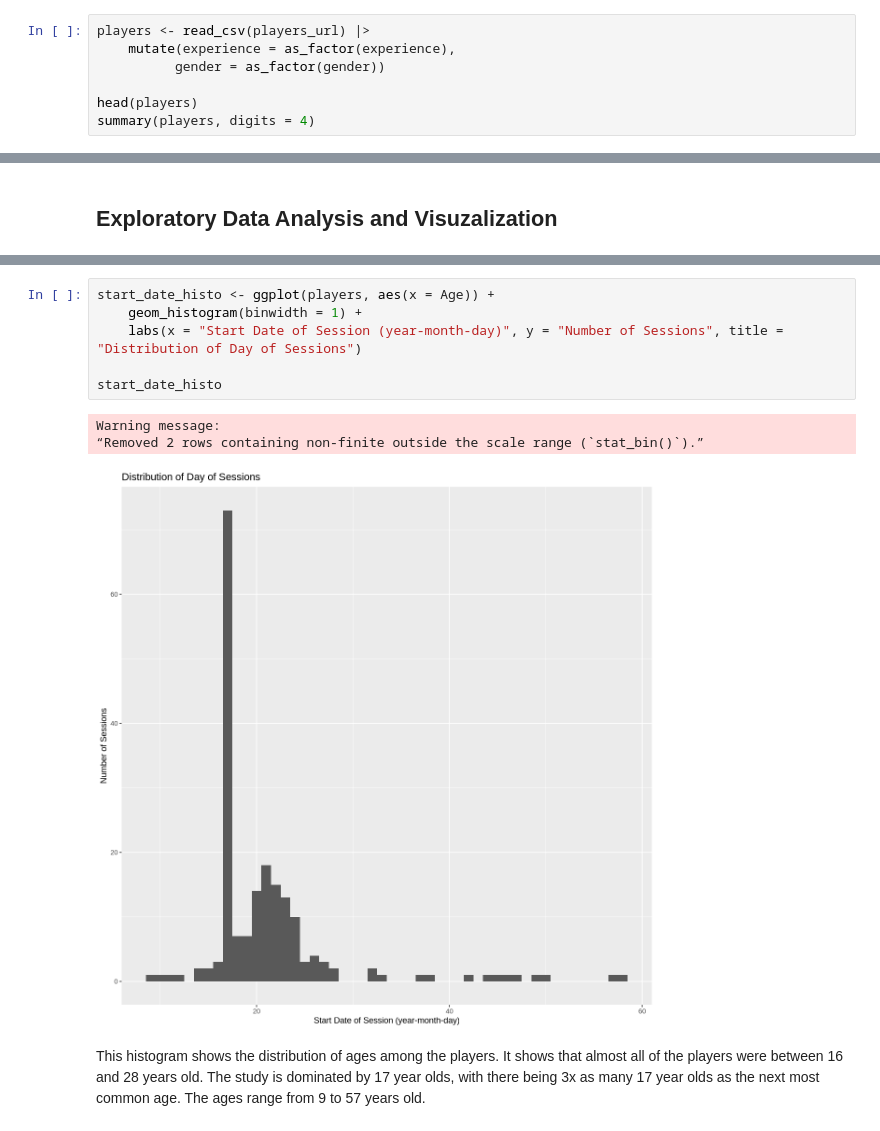
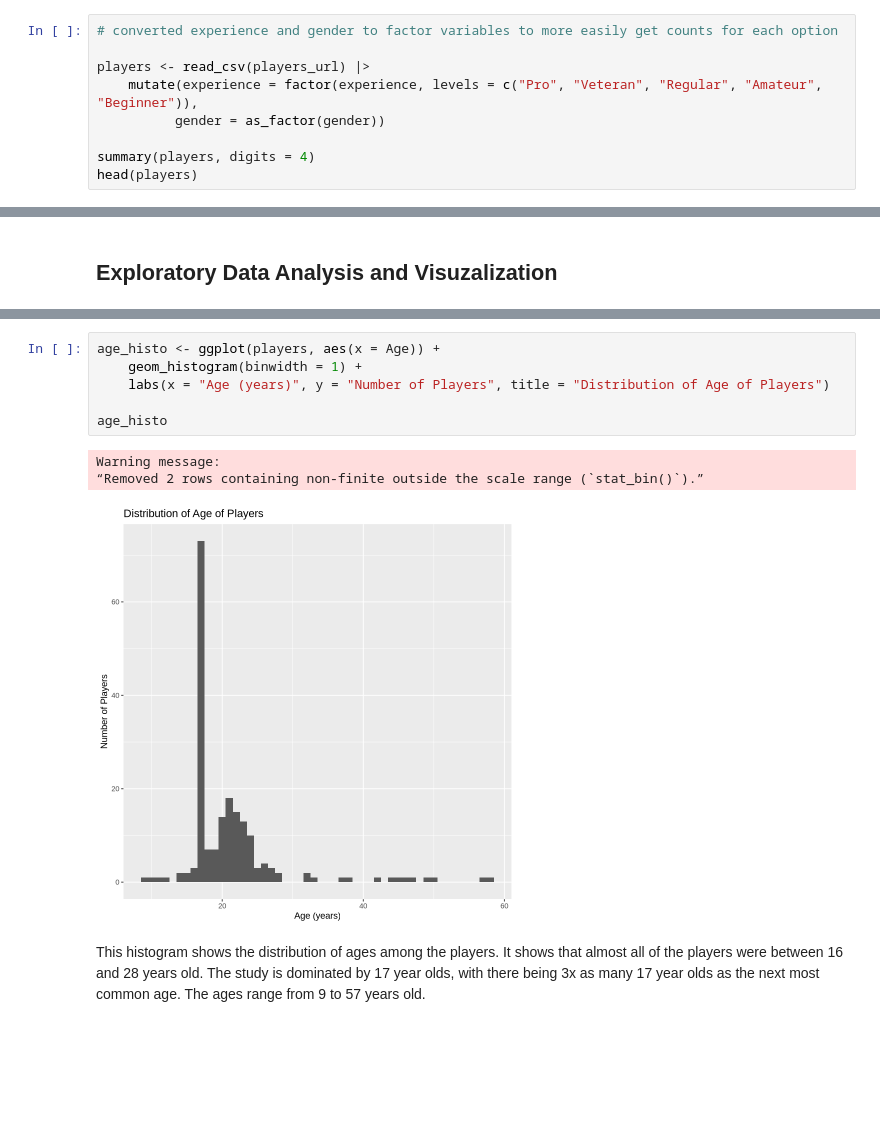
Before and after one commit to aketineni/DSCI100_final_planning, a Jupyter notebook: proposal.ipynb, the cells around one changed output, grey strips where cells are left out. Drawn from its saved outputs; the diff is of its cells as text; blank space fills up the shorter version.

```diff
--- a/proposal.ipynb
+++ b/proposal.ipynb
@@ -46,10 +29,12 @@ An issue with this dataset is there are two observations with NAs in the `end_ti
 # %%
+# converted experience and gender to factor variables to more easily get counts for each option
+
 players <- read_csv(players_url) |>
-    mutate(experience = as_factor(experience),
+    mutate(experience = factor(experience, levels = c("Pro", "Veteran", "Regular", "Amateur", "Beginner")),
           gender = as_factor(gender))
 
+summary(players, digits = 4)
 head(players)
-summary(players, digits = 4)
 # %% [output]
 Rows: 196 Columns: 7
 ── Column specification ────────────────────────────────────────────────────────
@@ -146,12 +105,12 @@ A tibble: 1 × 2
 # %%
-start_date_histo <- ggplot(players, aes(x = Age)) +
+age_histo <- ggplot(players, aes(x = Age)) +
     geom_histogram(binwidth = 1) +
-    labs(x = "Start Date of Session (year-month-day)", y = "Number of Sessions", title = "Distribution of Day of Sessions")
+    labs(x = "Age (years)", y = "Number of Players", title = "Distribution of Age of Players")
 
-start_date_histo
+age_histo
 # %% [output]
 Warning message:
 “Removed 2 rows containing non-finite outside the scale range (`stat_bin()`).”
-[figure, old version]
+[figure, new version]
 # %% [markdown]
 This histogram shows the distribution of ages among the players. It shows that almost all of the players were between 16 and 28 years old. The study is dominated by 17 year olds, with there being 3x as many 17 year olds as the next most common age. The ages range from 9 to 57 years old.
```
Also changed, not shown: parts of 12 cells of this notebook.
